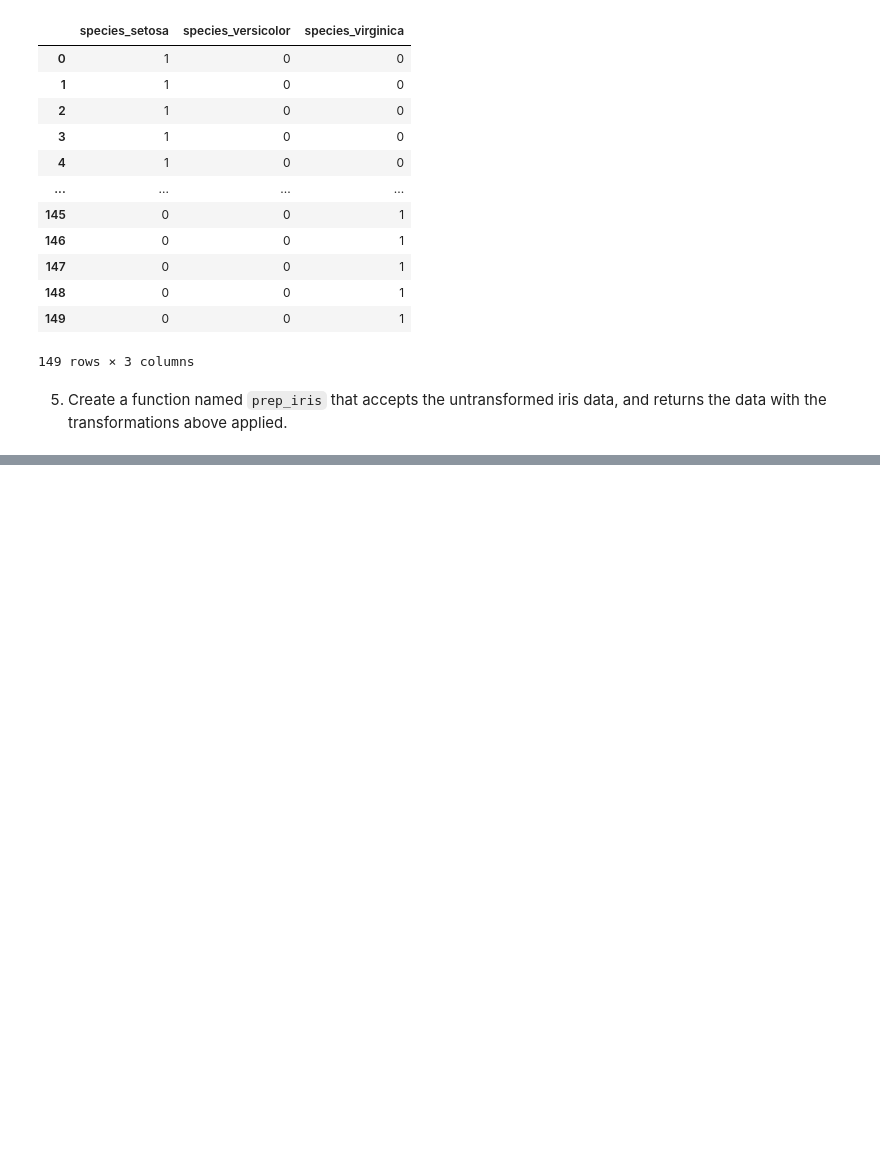
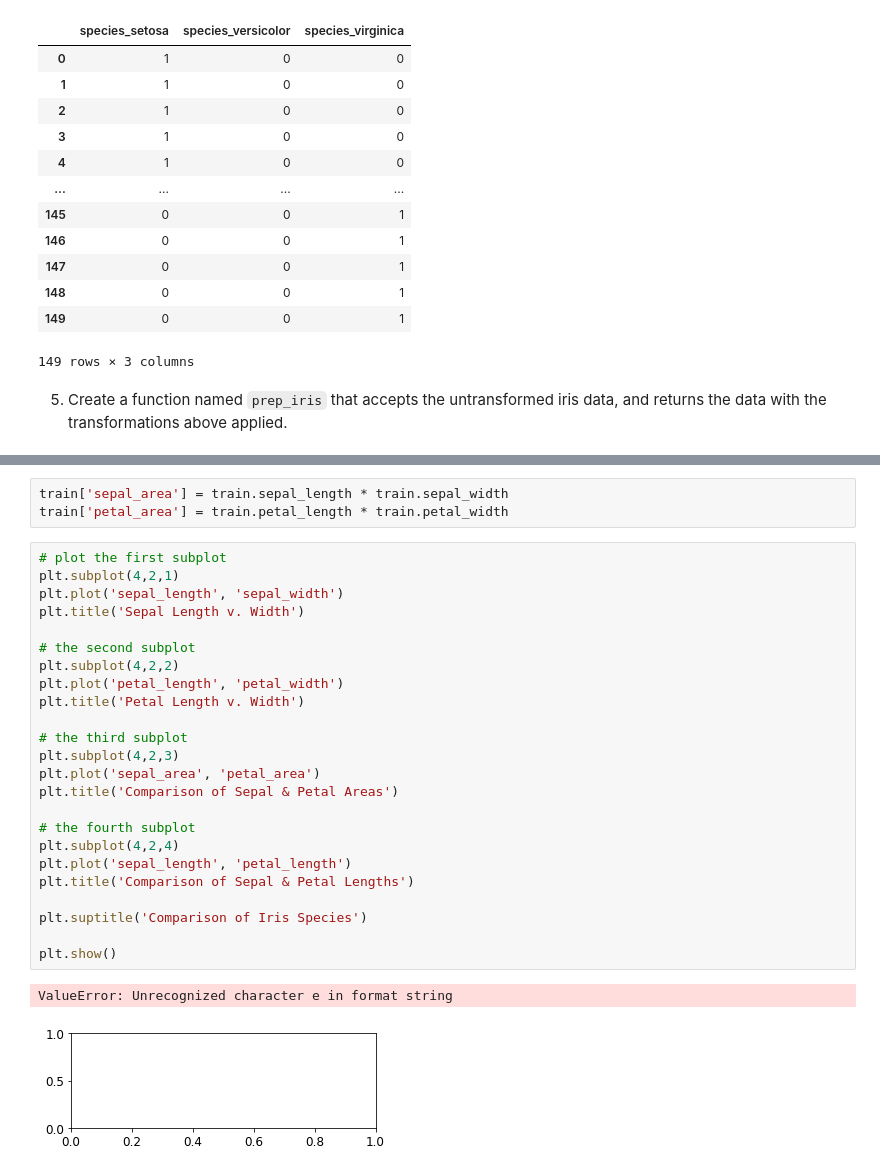
Before and after one commit to barbmarques/classification-exercises, a Jupyter notebook: classification_exercises.ipynb, the cells around one changed output, grey strips where cells are left out. Saved outputs shown, nothing was run; the diff lists cells and outputs as text; blank space fills up the shorter version.

```diff
--- a/classification_exercises.ipynb
+++ b/classification_exercises.ipynb
@@ -397,0 +452,30 @@ NameError: name 'test' is not defined
+# %%
+train['sepal_area'] = train.sepal_length * train.sepal_width
+train['petal_area'] = train.petal_length * train.petal_width
+# %%
+# plot the first subplot
+plt.subplot(4,2,1)
+plt.plot('sepal_length', 'sepal_width')
+plt.title('Sepal Length v. Width')
+
+# the second subplot
+plt.subplot(4,2,2)
+plt.plot('petal_length', 'petal_width')
+plt.title('Petal Length v. Width')
+
+# the third subplot
+plt.subplot(4,2,3)
+plt.plot('sepal_area', 'petal_area')
+plt.title('Comparison of Sepal & Petal Areas')
+
+# the fourth subplot
+plt.subplot(4,2,4)
+plt.plot('sepal_length', 'petal_length')
+plt.title('Comparison of Sepal & Petal Lengths')
+
+plt.suptitle('Comparison of Iris Species')
+
+plt.show()
+# %% [output]
+ValueError: Unrecognized character e in format string
+[figure, added]
```
Also changed, not shown: parts of 26 cells of this notebook.
